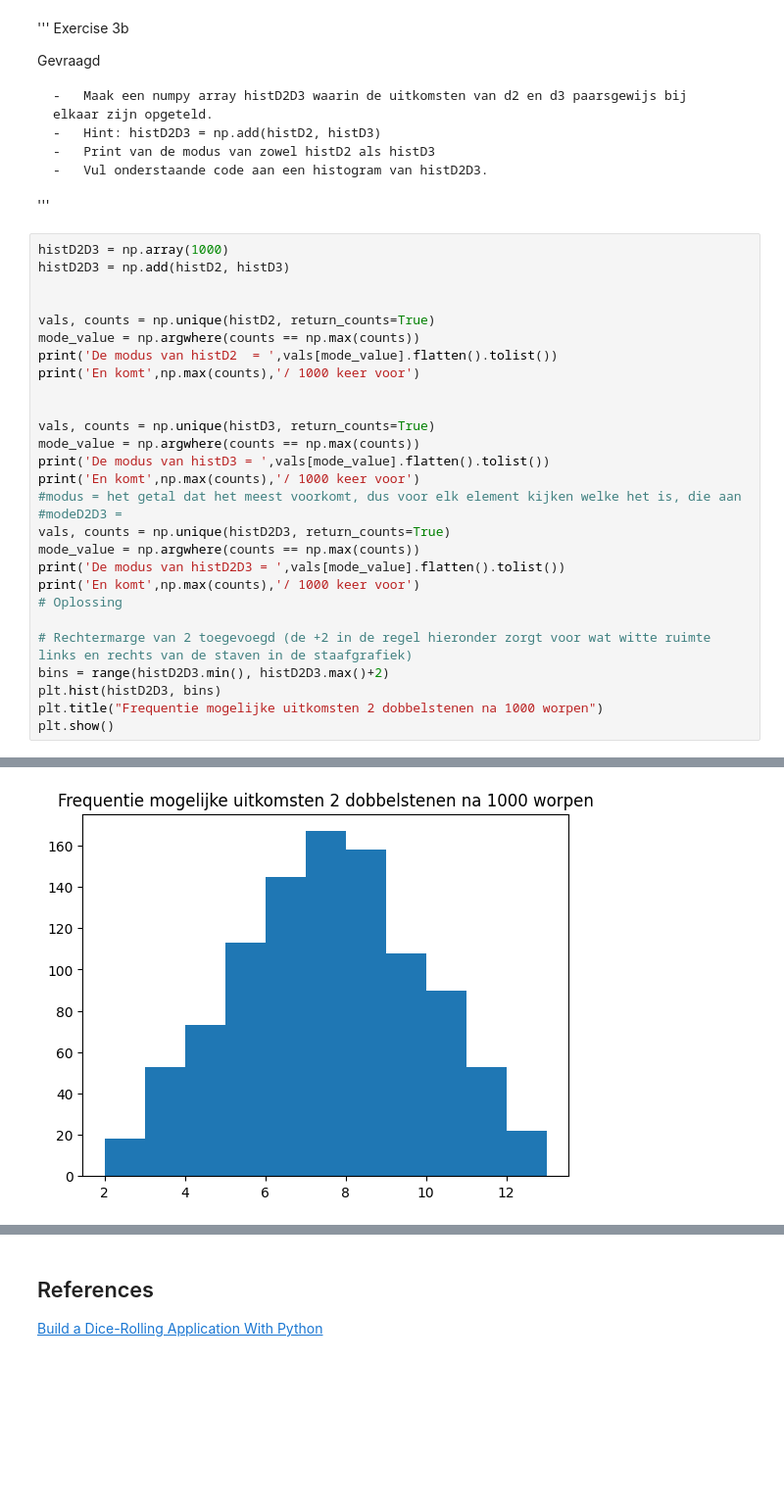
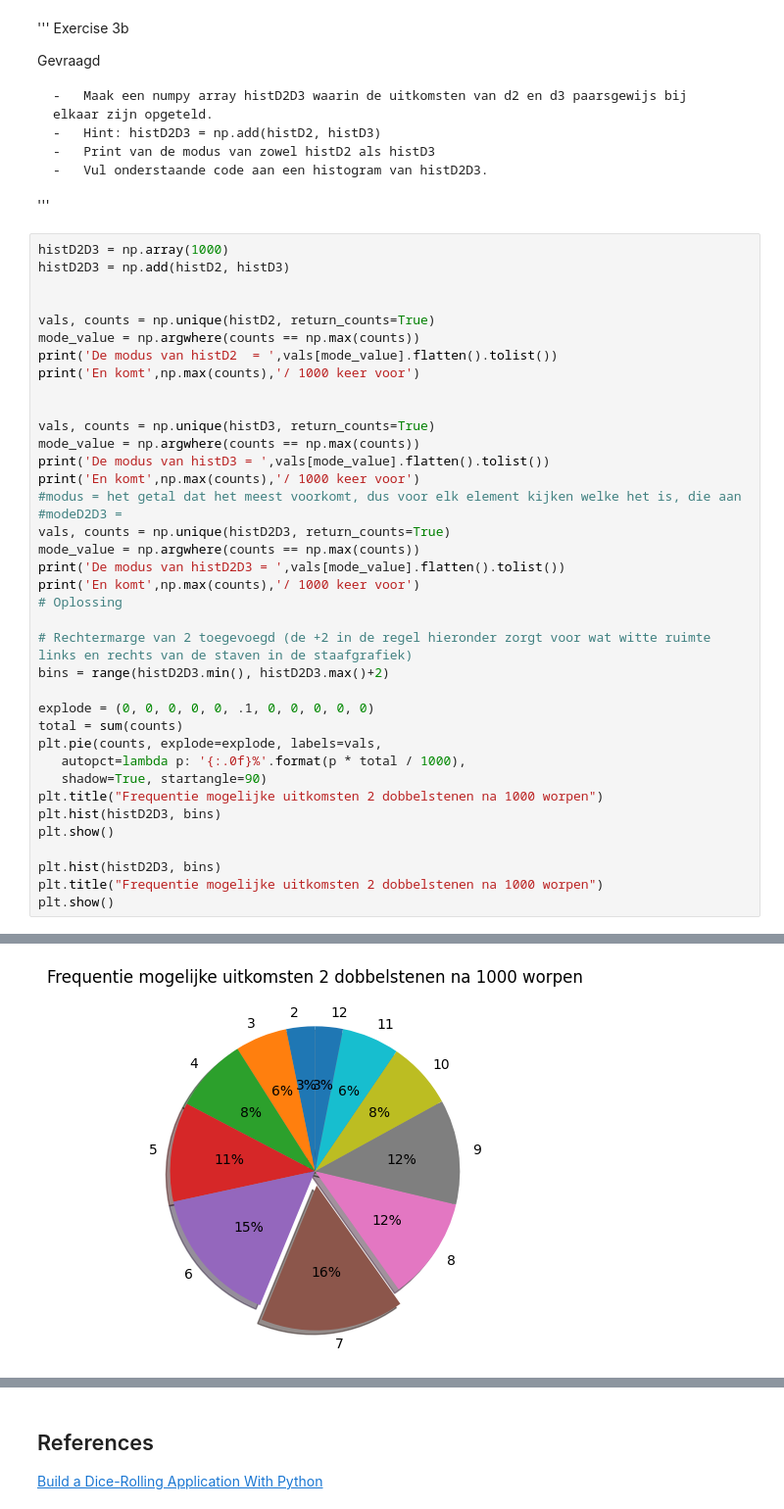
Before and after one commit to AFAD85/MakeAIWork2, a Jupyter notebook: opdrachten/practica/week07/basis_statistiek/notebook/dobbelstenen.ipynb, the cells around one changed output, grey strips where cells are left out. Shown at 98% size. Saved outputs shown, nothing was run; the diff lists cells and outputs as text; blank space fills up the shorter version.

Commit message:
Laatste commit voor de vakantie, pie chart in dobbelstenen, numpy opd 2 ex 3 begonnen

```diff
--- a/opdrachten/practica/week07/basis_statistiek/notebook/dobbelstenen.ipynb
+++ b/opdrachten/practica/week07/basis_statistiek/notebook/dobbelstenen.ipynb
@@ -411,6 +411,16 @@ print('En komt',np.max(counts),'/ 1000 keer voor')
 
 # Rechtermarge van 2 toegevoegd (de +2 in de regel hieronder zorgt voor wat witte ruimte links en rechts van de staven in de staafgrafiek)
 bins = range(histD2D3.min(), histD2D3.max()+2)
+
+explode = (0, 0, 0, 0, 0, .1, 0, 0, 0, 0, 0)
+total = sum(counts)
+plt.pie(counts, explode=explode, labels=vals,
+   autopct=lambda p: '{:.0f}%'.format(p * total / 1000),
+   shadow=True, startangle=90)
+plt.title("Frequentie mogelijke uitkomsten 2 dobbelstenen na 1000 worpen")
+plt.hist(histD2D3, bins)
+plt.show()
+
 plt.hist(histD2D3, bins)
 plt.title("Frequentie mogelijke uitkomsten 2 dobbelstenen na 1000 worpen")
 plt.show()
@@ -424 +434 @@ En komt 167 / 1000 keer voor
-[figure, old version]
+[figure, new version]
```
Also changed, not shown: parts of 4 cells of this notebook, 1 other file.
